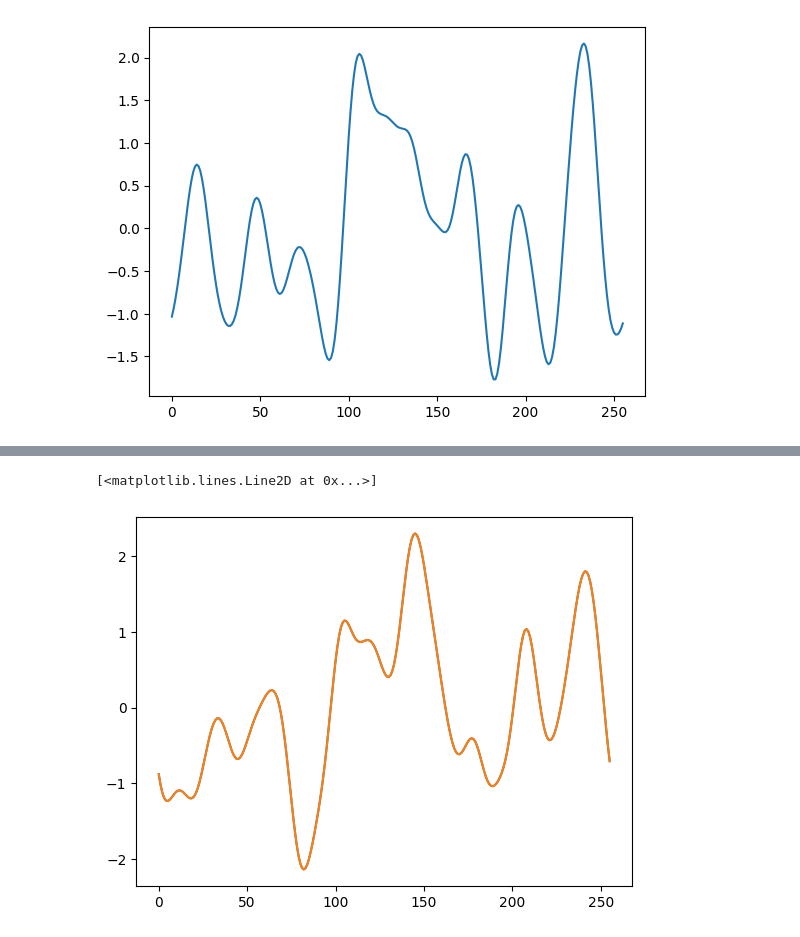
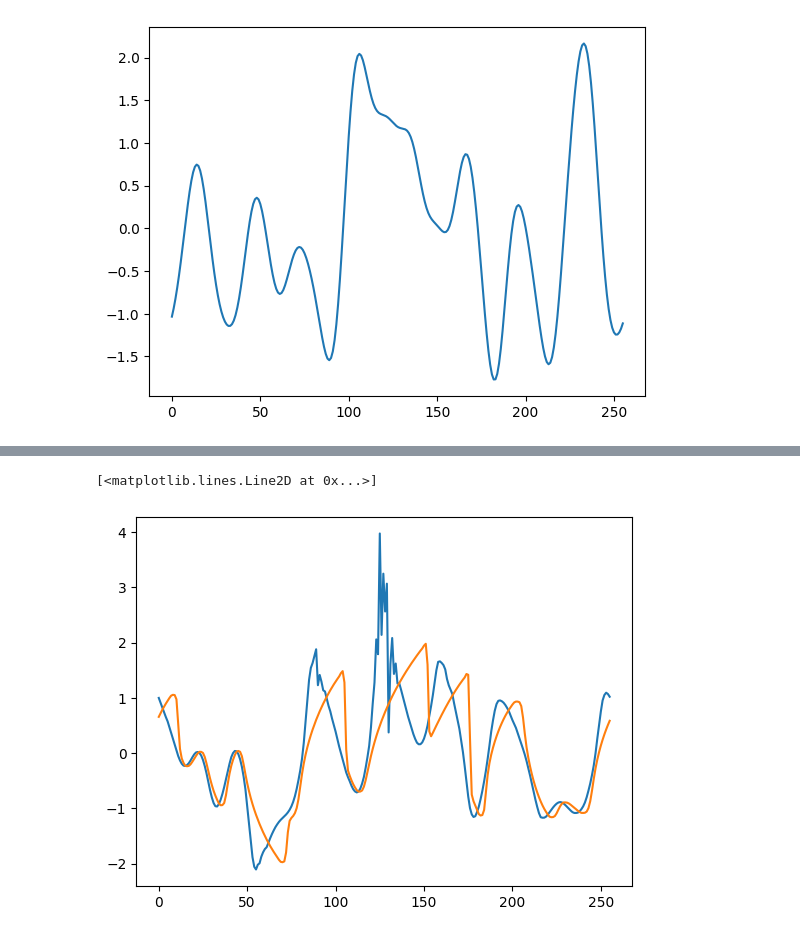
Before and after one commit to xx257xx/CONTEXT_FLUX_NO, a Jupyter notebook: ICONFLUXNO.ipynb, the cells around one changed output, grey strips where cells are left out. Drawn from its saved outputs; the diff is of its cells as text; code cells hidden in the pictures.

```diff
--- a/ICONFLUXNO.ipynb
+++ b/ICONFLUXNO.ipynb
@@ -556,8 +507,8 @@ class ContextFNO(nn.Module):
 # %%
 import pickle
 
-with open(file='trainingdataset_no_source.pickle', mode='rb') as f:
-    dataset=pickle.load(f)[:5,:25]
+with open(file='trainingdataset_no_source_narrow_10_100.pickle', mode='rb') as f:
+    dataset=pickle.load(f)[:,:]
 
 
 with open(file='testdataset_no_source.pickle', mode='rb') as f:
@@ -575,12 +526,12 @@ torch.Size([5, 25, 100, 1])
 # %%
 learning_rate = 0.001
-step_size = 50
+step_size = 500
 re = 3
 gamma = 0.5
-model = ContextFNO(8,8,8,64,10).to(device)
+model = ContextFNO(12,4,12,32,5).to(device)
 
 print(count_params(model))
-lambd = 10
+lambd = 5
 
 ################################################################
 # training and evaluation
@@ -588,11 +539,11 @@ lambd = 10
 optimizer = Adam(model.parameters(), lr=learning_rate, weight_decay=re*1e-3)
 scheduler = torch.optim.lr_scheduler.StepLR(optimizer, step_size=step_size, gamma=gamma)
 
-myloss = LpLoss(size_average=False)
-myloss2 = LpLoss(size_average=False)
+myloss = LpLoss(size_average=True)
+myloss2 = LpLoss(size_average=True)
 for ep in range(10000):
 
-    for j in range(1):
+    for j in range(2):
         x = XX[5*j:5*(j+1)]
         consi = consiI[5*j:5*(j+1)]
         model.train()
@@ -604,13 +555,13 @@ for ep in range(10000):
 
         optimizer.zero_grad()
 
-        xl = torch.cat((x, torch.roll(x, -1, dims = 1)),dim=3)
+        xl = torch.cat((torch.roll(x, -1, dims = 1), x),dim=3)
         xr = torch.cat((x, torch.roll(x, 1, dims = 1)),dim=3)
 
         f0 = model.train_forward(x,xl)
         f1 = model.train_forward(x,xr)
 
-        l2_tm = lambd*myloss(-(0.256)*(f0-f1)[:,:,0:24,0], (torch.roll(x, -1, dims = 2)-x)[:,:,0:24,0].detach())
+        l2_tm = lambd*myloss(((0.256)/5)*(f0-f1)[:,:,0:99,0], (torch.roll(x, -1, dims = 2)-x)[:,:,0:99,0].detach())
 
         MM = model.train_forward(x, torch.cat((x,x), dim = 3))
 
@@ -623,7 +574,7 @@ for ep in range(10000):
         train_l2_consi = l2_F.item()
         optimizer.step()
 
-        print(l2_tm, l2_F)
+        #print(l2_tm, l2_F)
 
 
 
@@ -658,17 +615,17 @@ MM.shape, consi.shape
 x = dataset[:1,:,0,0].unsqueeze(-1).to(device)
 X = dataset[:1,:,:,0].unsqueeze(-1).to(device)
 y = []
-xl = torch.cat((x, torch.roll(x, -1, dims = 1)),dim=2)
+xl = torch.cat((torch.roll(x, -1, dims = 1), x),dim=2)
 xr = torch.cat((x, torch.roll(x, 1, dims = 1)),dim=2)
 model.to(device)
 f0 = model.forward(X,xl)
 f1 = model.forward(X,xr)
 
-for i in range(10):
+for i in range(15):
 
-    x = x -(0.256)*(f0-f1)
+    x = x -(0.256)/50*(f0-f1)
     #y.append(x)
-    xl = torch.cat((x, torch.roll(x, -1, dims = 1)),dim=2)
+    xl = torch.cat((torch.roll(x, -1, dims = 1),x ),dim=2)
     xr = torch.cat((x, torch.roll(x, 1, dims = 1)),dim=2)
 
     f0 = model.forward(X,xl)
@@ -685,9 +640,9 @@ xr = torch.cat((x, torch.roll(x, 1, dims = 1)),dim=3)
 f0 = model.train_forward(x,xl)
 f1 = model.train_forward(x,xr)
 
-for i in range(30):
+for i in range(5):
 
-    x = x -(0.256)*(f0-f1)
+    x = x -(0.256)/5*(f0-f1)
     #y.append(x)
     xl = torch.cat((x, torch.roll(x, -1, dims = 1)),dim=3)
     xr = torch.cat((x, torch.roll(x, 1, dims = 1)),dim=3)
@@ -709,10 +665,11 @@ plt.plot(testset.detach().cpu()[0,:,M+99,0])
 # %%
 
 
-plt.plot(x[0].detach().cpu()+ 0.256*(f0[0,:,:]-f1[0,:,:]).detach().cpu())
-plt.plot(X[0,:,0,:].detach().cpu())
+#plt.plot(x[0].detach().cpu()+ 0.256/5*(f0[0,:,:]-f1[0,:,:]).detach().cpu())
+plt.plot(x[0].detach().cpu())
+plt.plot(X[0,:,55,:].detach().cpu())
 # %% [output]
 [<matplotlib.lines.Line2D at 0x...>]
-[figure, old version]
+[figure, new version]
 # %%
 plt.plot(MM.detach().cpu()[0,:,0,0])
```
Also changed, not shown: parts of 10 cells of this notebook, 1 other file.
